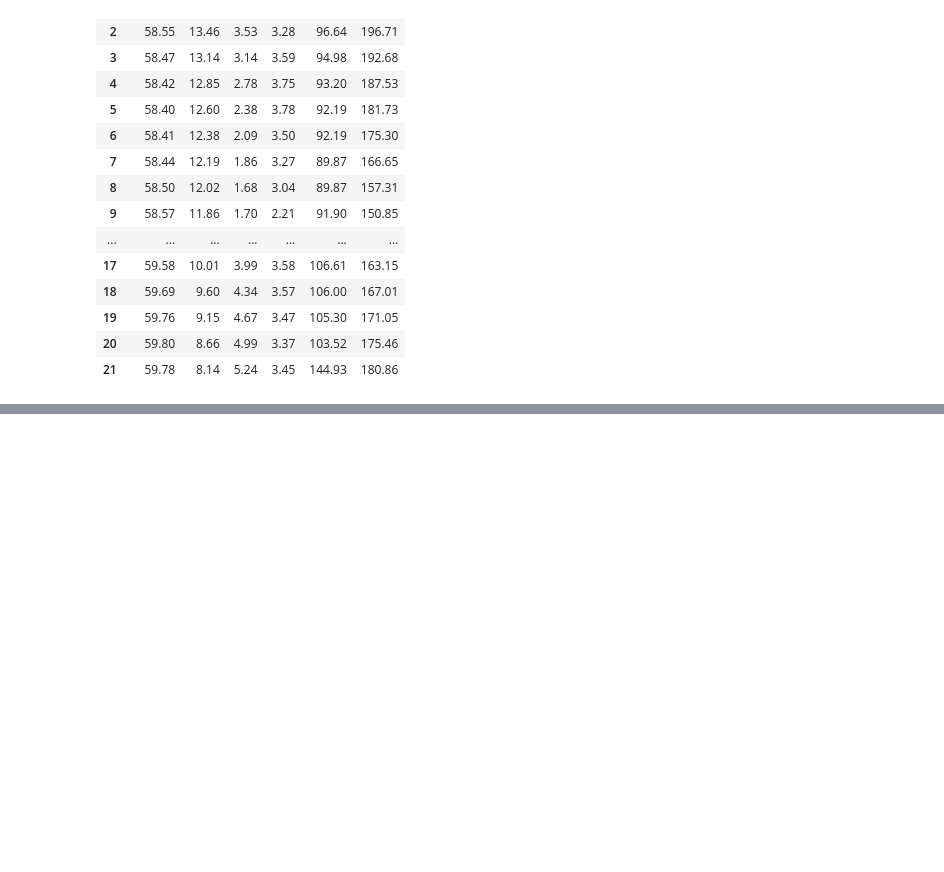
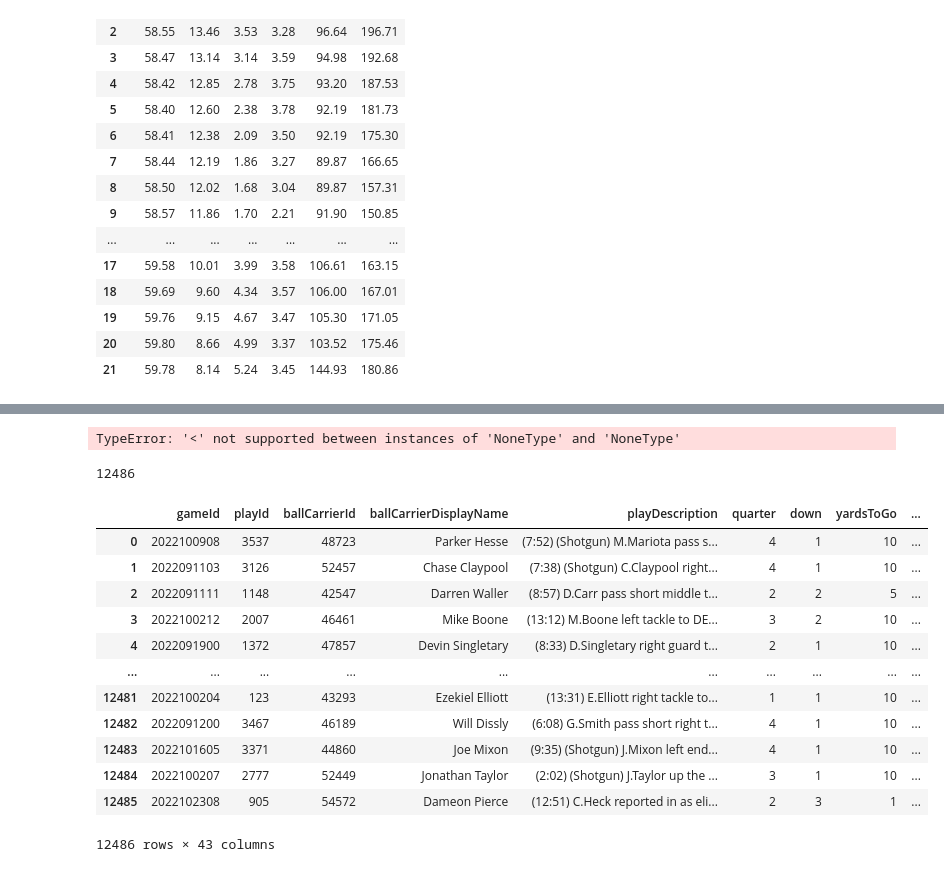
Before and after one commit to tchang1997/tackle_yards_prevented, a Jupyter notebook: notebooks/encoding_player_play_info.ipynb, the cells around one changed output, grey strips where cells are left out. Drawn from its saved outputs; the diff is of its cells as text; code cells hidden in the pictures; blank space fills up the shorter version.

```diff
--- a/notebooks/encoding_player_play_info.ipynb
+++ b/notebooks/encoding_player_play_info.ipynb
@@ -64,0 +73,30 @@ Name: (2022090800, 646), dtype: object
+# %%
+np.digitize(None, [1, 2, 3])
+# %% [output]
+TypeError: '<' not supported between instances of 'NoneType' and 'NoneType'
+# %%
+import pandas as pd
+import numpy as np
+
+plays = pd.read_csv("../data/nfl-big-data-bowl-2024/plays.csv")
+games = pd.read_csv("../data/nfl-big-data-bowl-2024/games.csv")
+len(plays)
+# %% [output]
+12486
+# %%
+plays_aug = pd.merge(plays, games, how="left", on="gameId")
+plays_aug
+# %% [output]
+|  | gameId | playId | ballCarrierId | ballCarrierDisplayName | playDescription | quarter | down | yardsToGo | ... |
+| 0 | 2022100908 | 3537 | 48723 | Parker Hesse | (7:52) (Shotgun) M.Mariota pass s... | 4 | 1 | 10 | ... |
+| 1 | 2022091103 | 3126 | 52457 | Chase Claypool | (7:38) (Shotgun) C.Claypool right... | 4 | 1 | 10 | ... |
+| 2 | 2022091111 | 1148 | 42547 | Darren Waller | (8:57) D.Carr pass short middle t... | 2 | 2 | 5 | ... |
+| 3 | 2022100212 | 2007 | 46461 | Mike Boone | (13:12) M.Boone left tackle to DE... | 3 | 2 | 10 | ... |
+| 4 | 2022091900 | 1372 | 47857 | Devin Singletary | (8:33) D.Singletary right guard t... | 2 | 1 | 10 | ... |
+| ... | ... | ... | ... | ... | ... | ... | ... | ... | ... |
+| 12481 | 2022100204 | 123 | 43293 | Ezekiel Elliott | (13:31) E.Elliott right tackle to... | 1 | 1 | 10 | ... |
+| 12482 | 2022091200 | 3467 | 46189 | Will Dissly | (6:08) G.Smith pass short right t... | 4 | 1 | 10 | ... |
+| 12483 | 2022101605 | 3371 | 44860 | Joe Mixon | (9:35) (Shotgun) J.Mixon left end... | 4 | 1 | 10 | ... |
+| 12484 | 2022100207 | 2777 | 52449 | Jonathan Taylor | (2:02) (Shotgun) J.Taylor up the ... | 3 | 1 | 10 | ... |
+| 12485 | 2022102308 | 905 | 54572 | Dameon Pierce | (12:51) C.Heck reported in as eli... | 2 | 3 | 1 | ... |
+12486 rows × 43 columns
```
Also changed, not shown: parts of 8 cells of this notebook, 2 other files.
